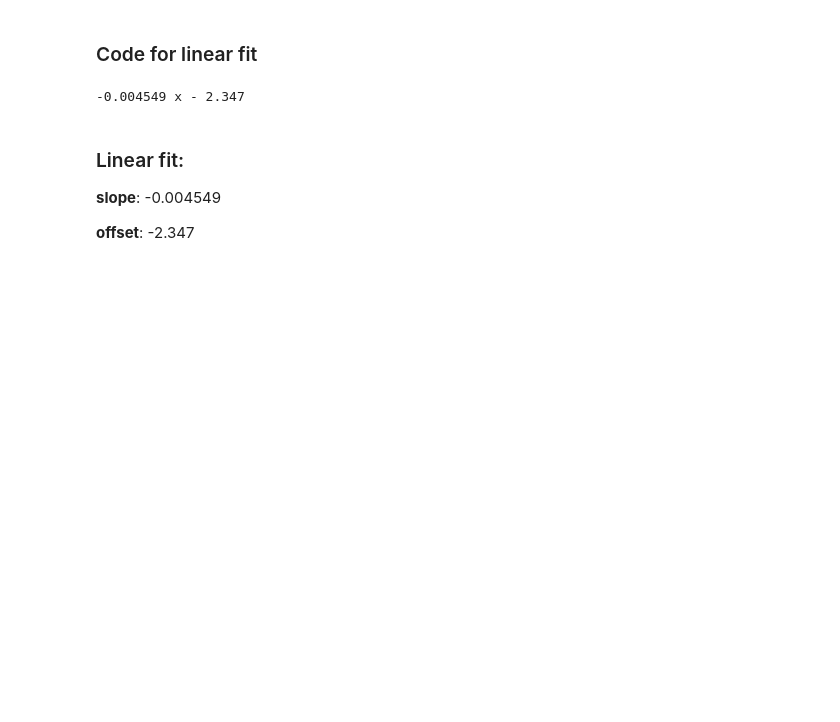
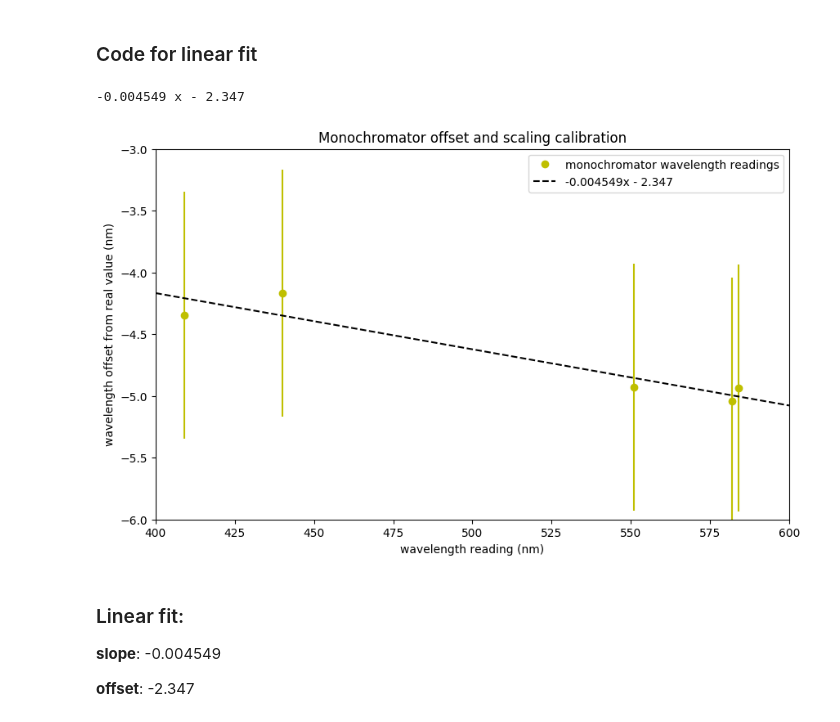
Before and after one commit to jtroo/phys408-lab2, a Jupyter notebook: notebook.ipynb, the cells around one changed output. Cells and saved outputs as stored; diff of their text form; code cells hidden in the pictures; blank space fills up the shorter version.

```diff
--- a/notebook.ipynb
+++ b/notebook.ipynb
@@ -198,27 +198,40 @@ Based on the link: https://www.newport.com/t/calibrating-cornerstone-monochromat
 ### Code for linear fit
 # %%
 import numpy as np
+import matplotlib.pyplot as plt
 
 rows = []
 with open('mercury-argon.txt', 'r') as f:
     for line in f:
         row = []
         for column in line.split('|'):
             try:
                 row.append(float(column))
             except:
                 continue
         rows.append(row)
 
 x = []
 y = []
 for row in rows:
     x.append(row[0])
     y.append(row[1]-row[0])
 calib = np.poly1d(np.polyfit(x, y, 1))
 print(calib)
+
+x2 = [400,600]
+fig1 = plt.figure(num=None, figsize=(10, 6), dpi=100)
+plt.xlim(400,600)
+plt.ylim(-6,-3)
+plt.title('Monochromator offset and scaling calibration')
+plt.ylabel('wavelength offset from real value (nm)')
+plt.xlabel('wavelength reading (nm)')
+plt.errorbar(x,y,yerr=1,fmt='.y')
+plt.plot(x,y,'yo',x2,calib(x2),'--k')
+plt.legend(["monochromator wavelength readings", "-0.004549x - 2.347"]);
 # %% [output]
 -0.004549 x - 2.347
+[figure, added]
 # %% [markdown]
 ### Linear fit:
 
```
Also changed, not shown: parts of 2 cells of this notebook.
